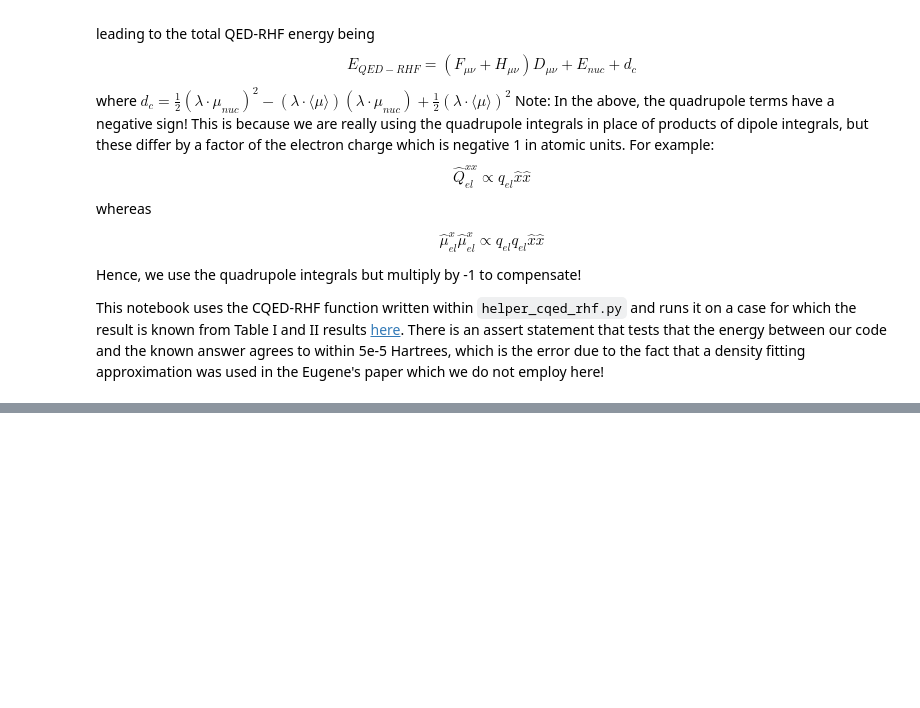
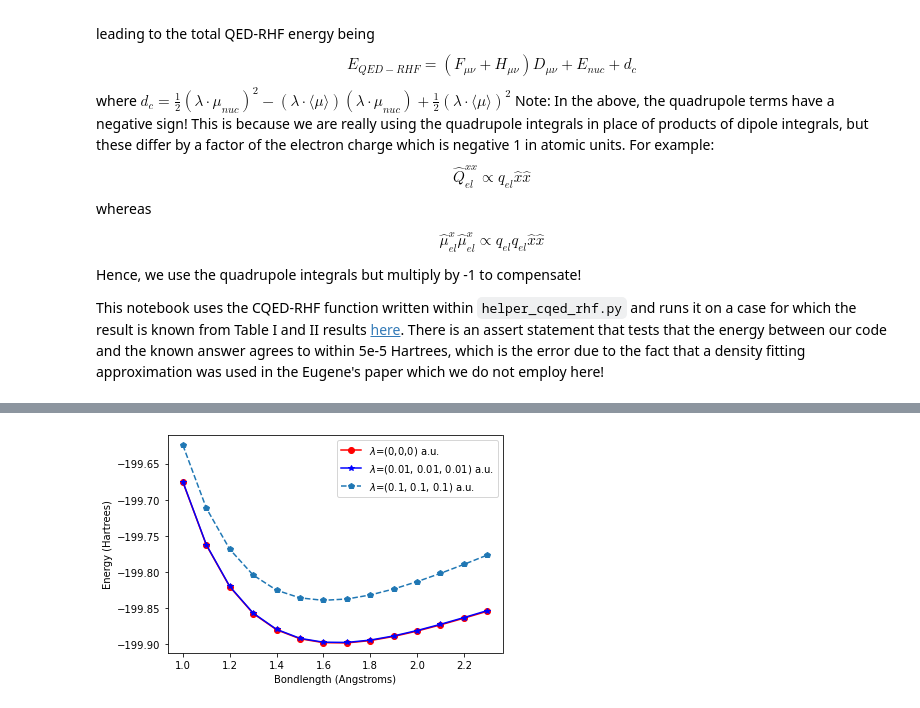
Before and after one commit to FoleyLab/SCF, a Jupyter notebook: polaritonic_and_more/validate_cqed_rhf.ipynb, the cells around one changed output, grey strips where cells are left out. Cells and saved outputs as stored; diff of their text form; code cells hidden in the pictures; blank space fills up the shorter version.

Commit message:
validate_cqed_rhf.ipynb has validation data + MgH+ stretches

```diff
--- a/polaritonic_and_more/validate_cqed_rhf.ipynb
+++ b/polaritonic_and_more/validate_cqed_rhf.ipynb
@@ -134,0 +156,25 @@ Our CQED-RHF Energy:      -261.37110845206894
+# %%
+# array of bondlengths for MgH+
+r_array = np.array([1.0, 1.1, 1.2, 1.3,1.4,1.5,1.6,1.7,1.8,1.9,2.0,2.1,2.2,2.3])
+
+# lambda arrays
+l_big = np.array([0.1, 0.1, 0.1])
+l_med = np.array([0.01, 0.01, 0.01])
+
+# empty arrays for the energies
+# for "big lambda" -> (0.1, 0.1, 0.1)
+cqed_energy_array_l_big = np.zeros_like(r_array)
+# for "medium lambda" -> (0.01, 0.01, 0.01)
+cqed_energy_array_l_med = np.zeros_like(r_array)
+rhf_energy_array = np.zeros_like(r_array)
+
+
+# loop over the different bond-lengths, create different instances
+# of HF molecule
+ctr = 0
+for r in r_array:
+    molstr = mol_tmpl.replace("**R**", str(r))
+    print(molstr)
+    rhf_energy_array[ctr], cqed_energy_array_l_med[ctr], cqed_vecs = cqed_rhf(l_med, molstr)
+    rhf_energy_array[ctr], cqed_energy_array_l_big[ctr], cqed_vecs = cqed_rhf(l_big, molstr)
+    ctr+=1
@@ -134,0 +199,11 @@ Our CQED-RHF Energy:      -261.37110845206894
+# %%
+from matplotlib import pyplot as plt
+plt.plot(r_array, rhf_energy_array, 'r-o', label="$\lambda$=(0,0,0) a.u.")
+plt.plot(r_array, cqed_energy_array_l_med, 'b-*', label="$\lambda$=(0.01, 0.01, 0.01) a.u.")
+plt.plot(r_array, cqed_energy_array_l_big, 'p--', label="$\lambda$=(0.1, 0.1, 0.1) a.u.")
+plt.xlabel("Bondlength (Angstroms)")
+plt.ylabel("Energy (Hartrees)")
+plt.legend()
+plt.show()
+# %% [output]
+[figure, added]
```
Also changed, not shown: parts of 5 cells of this notebook, 1 other file.
